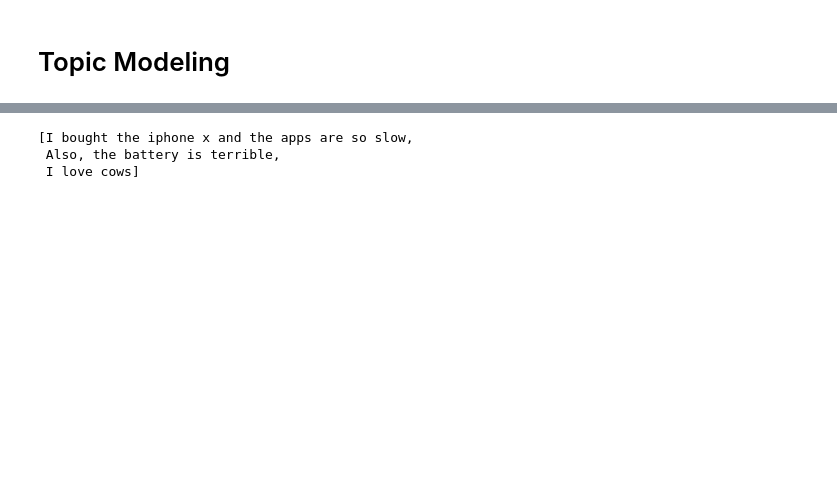
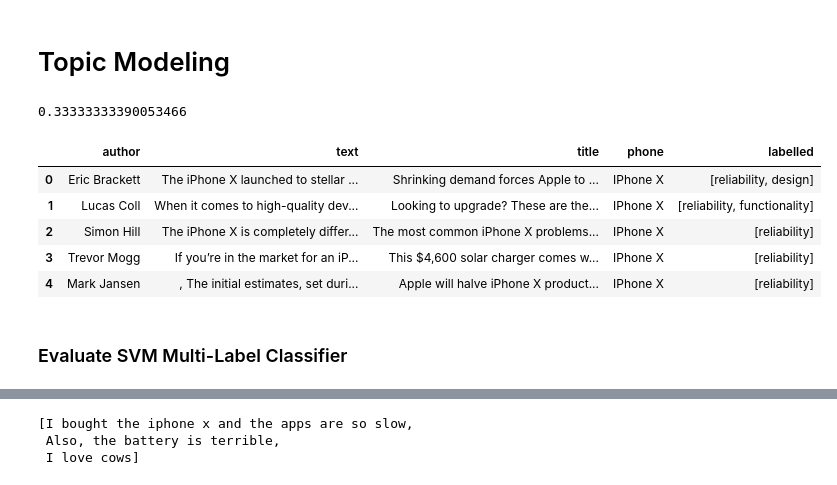
Before and after one commit to ayan1995/Thinkful, a Jupyter notebook: Bootcamp/Final Capstone Opinion Mining/opinion_mining/Notebook/Opinion Mining/Opinion Mining.ipynb, the cells around one changed output, grey strips where cells are left out. Cells and saved outputs as stored; diff of their text form; code cells hidden in the pictures; blank space fills up the shorter version.

```diff
--- a/Bootcamp/Final Capstone Opinion Mining/opinion_mining/Notebook/Opinion Mining/Opinion Mining.ipynb
+++ b/Bootcamp/Final Capstone Opinion Mining/opinion_mining/Notebook/Opinion Mining/Opinion Mining.ipynb
@@ -226,12 +234,12 @@ svm_model = pickle.load(open("svm_model.pkl", 'rb'))
 # %% [markdown]
 # Topic Modeling
 # %%
-# # Create Dictionary
-# id2word = corpora.Dictionary(data_lemmatized)
+# Create Dictionary
+id2word = corpora.Dictionary(data_lemmatized)
 
-# # Create Corpus
-# texts = data_lemmatized
+# Create Corpus
+texts = data_lemmatized
 
-# # Term Document Frequency
-# corpus = [id2word.doc2bow(text) for text in texts]
+# Term Document Frequency
+corpus = [id2word.doc2bow(text) for text in texts]
 # %%
@@ -252,29 +260,31 @@ svm_model = pickle.load(open("svm_model.pkl", 'rb'))
 # %%
-# # Assigns the topics to the documents in corpus
-# lda_corpus = lda[corpus]
+# Assigns the topics to the documents in corpus
+lda_corpus = lda[corpus]
 
-# # Find the threshold, let's set the threshold to be 1/#clusters,
-# # To prove that the threshold is sane, we average the sum of all probabilities:
-# scores = list(chain(*[[score for topic_id,score in topic] \
-#                       for topic in [doc for doc in lda_corpus]]))
-# threshold = sum(scores)/len(scores)
-# print (threshold)
+# Find the threshold, let's set the threshold to be 1/#clusters,
+# To prove that the threshold is sane, we average the sum of all probabilities:
+scores = list(chain(*[[score for topic_id,score in topic] \
+                      for topic in [doc for doc in lda_corpus]]))
+threshold = sum(scores)/len(scores)
+print (threshold)
 
-# reliability = [j for i,j in zip(lda_corpus,data) if i[0][1] > threshold]
-# functionality = [j for i,j in zip(lda_corpus,data) if i[1][1] > threshold]
-# design = [j for i,j in zip(lda_corpus,data) if i[2][1] > threshold]
+reliability = [j for i,j in zip(lda_corpus,data) if i[0][1] > threshold]
+functionality = [j for i,j in zip(lda_corpus,data) if i[1][1] > threshold]
+design = [j for i,j in zip(lda_corpus,data) if i[2][1] > threshold]
+# %% [output]
+0.33333333390053466
 # %%
-# labelled_df = df
+labelled_df = df
 
-# # Assign labels
-# labelled_df['reliability'] = ""
-# labelled_df['functionality'] = ""
-# labelled_df['design'] = ""
+# Assign labels
+labelled_df['reliability'] = ""
+labelled_df['functionality'] = ""
+labelled_df['design'] = ""
 
-# labelled_df['reliability'] = np.where(labelled_df['text'].isin(reliability), 'reliability', None)
-# labelled_df['functionality'] = np.where(labelled_df['text'].isin(functionality), 'functionality', None)
-# labelled_df['design'] = np.where(labelled_df['text'].isin(design), 'design', None)
+labelled_df['reliability'] = np.where(labelled_df['text'].isin(reliability), 'reliability', None)
+labelled_df['functionality'] = np.where(labelled_df['text'].isin(functionality), 'functionality', None)
+labelled_df['design'] = np.where(labelled_df['text'].isin(design), 'design', None)
 
-# labelled_df['labelled'] = labelled_df[['reliability', 'functionality', 'design']].values.tolist()
-# labelled_df['labelled'] = labelled_df['labelled'].apply(lambda x: list(filter(lambda a: a != None, x)))
-# labelled_df = labelled_df.drop(['reliability', 'functionality', 'design'], axis=1)
+labelled_df['labelled'] = labelled_df[['reliability', 'functionality', 'design']].values.tolist()
+labelled_df['labelled'] = labelled_df['labelled'].apply(lambda x: list(filter(lambda a: a != None, x)))
+labelled_df = labelled_df.drop(['reliability', 'functionality', 'design'], axis=1)
@@ -282,0 +291,11 @@ svm_model = pickle.load(open("svm_model.pkl", 'rb'))
+# %%
+labelled_df.head()
+# %% [output]
+|  | author | text | title | phone | labelled |
+| 0 | Eric Brackett | The iPhone X launched to stellar ... | Shrinking demand forces Apple to ... | IPhone X | [reliability, design] |
+| 1 | Lucas Coll | When it comes to high-quality dev... | Looking to upgrade? These are the... | IPhone X | [reliability, functionality] |
+| 2 | Simon Hill | The iPhone X is completely differ... | The most common iPhone X problems... | IPhone X | [reliability] |
+| 3 | Trevor Mogg | If you’re in the market for an iP... | This $4,600 solar charger comes w... | IPhone X | [reliability] |
+| 4 | Mark Jansen | , The initial estimates, set duri... | Apple will halve iPhone X product... | IPhone X | [reliability] |
+# %% [markdown]
+### Evaluate SVM Multi-Label Classifier
```
Also changed, not shown: parts of 29 cells of this notebook, 5 other files.
